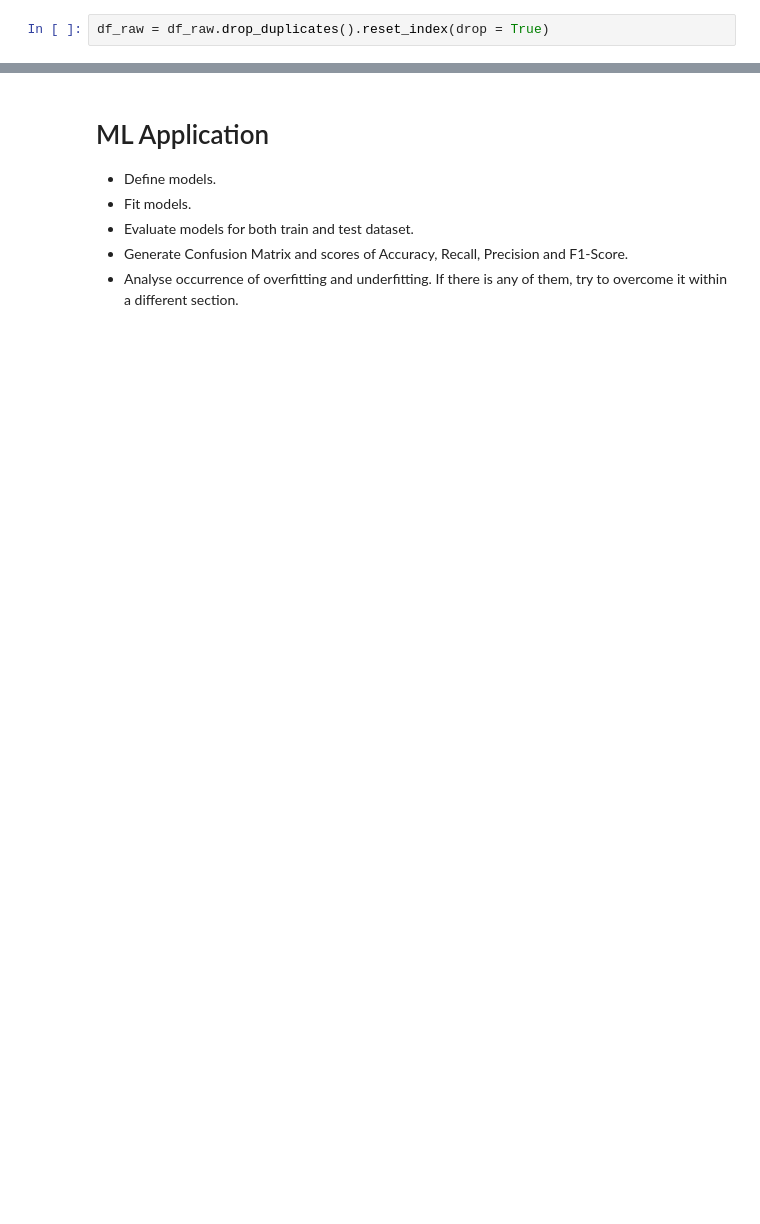
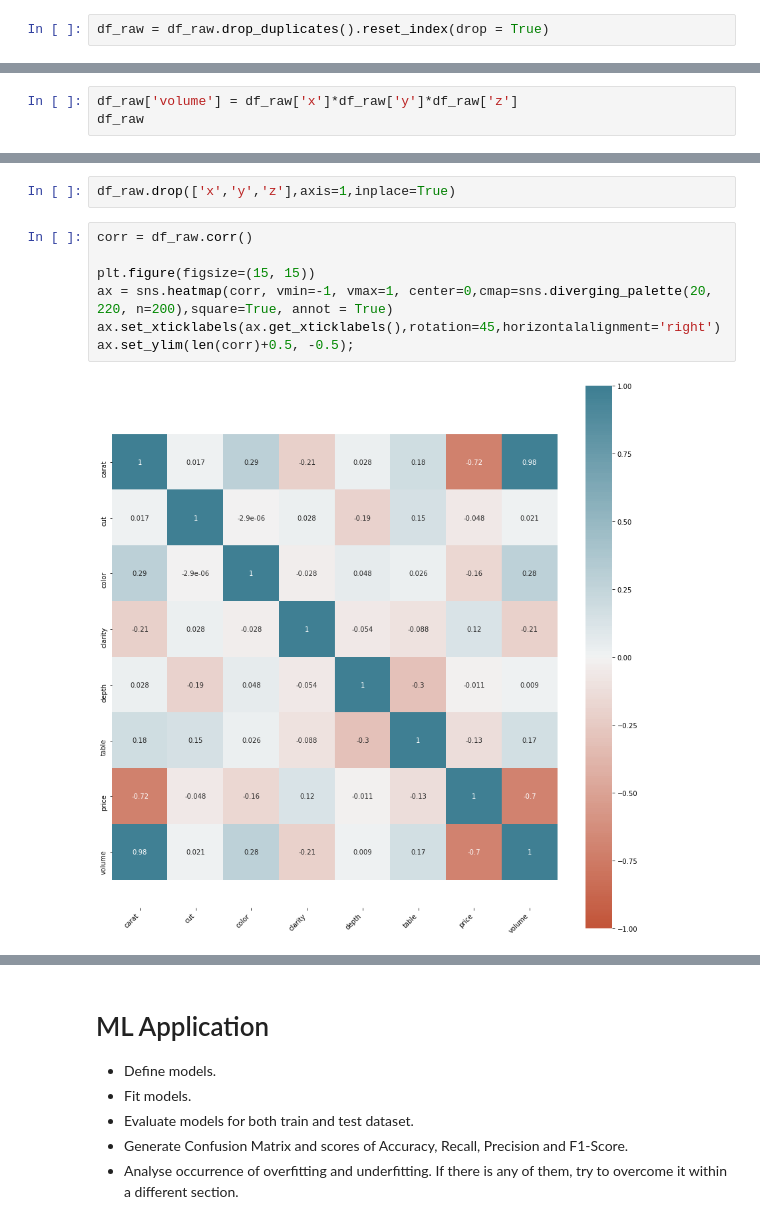
Before and after one commit to ezgicug/GlobalAIHubMachineLearningCourse, a Jupyter notebook: Final Project/Final Project.ipynb, the cells around one changed output, grey strips where cells are left out. Saved outputs shown, nothing was run; the diff lists cells and outputs as text; blank space fills up the shorter version.

```diff
--- a/Final Project/Final Project.ipynb
+++ b/Final Project/Final Project.ipynb
@@ -216,0 +257,3 @@ df_raw
+# %%
+df_raw['volume'] = df_raw['x']*df_raw['y']*df_raw['z']
+df_raw
@@ -216,0 +274,11 @@ df_raw
+# %%
+df_raw.drop(['x','y','z'],axis=1,inplace=True)
+# %%
+corr = df_raw.corr()
+
+plt.figure(figsize=(15, 15))
+ax = sns.heatmap(corr, vmin=-1, vmax=1, center=0,cmap=sns.diverging_palette(20, 220, n=200),square=True, annot = True)
+ax.set_xticklabels(ax.get_xticklabels(),rotation=45,horizontalalignment='right')
+ax.set_ylim(len(corr)+0.5, -0.5);
+# %% [output]
+[figure, added]
```
Also changed, not shown: parts of 24 cells of this notebook.
